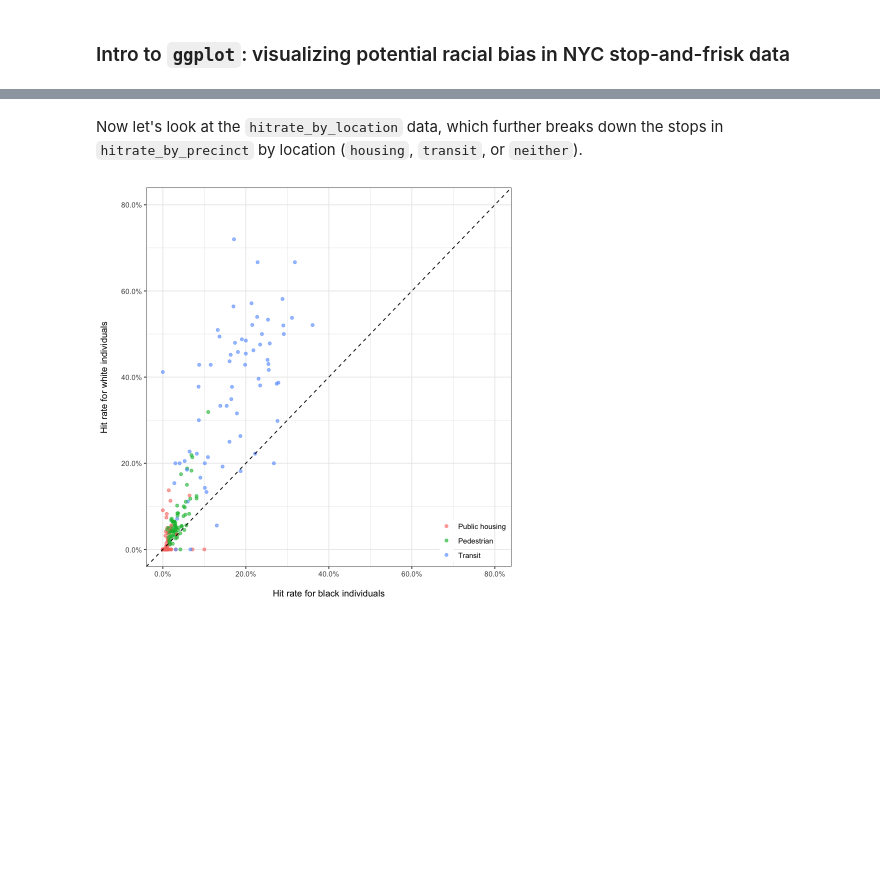
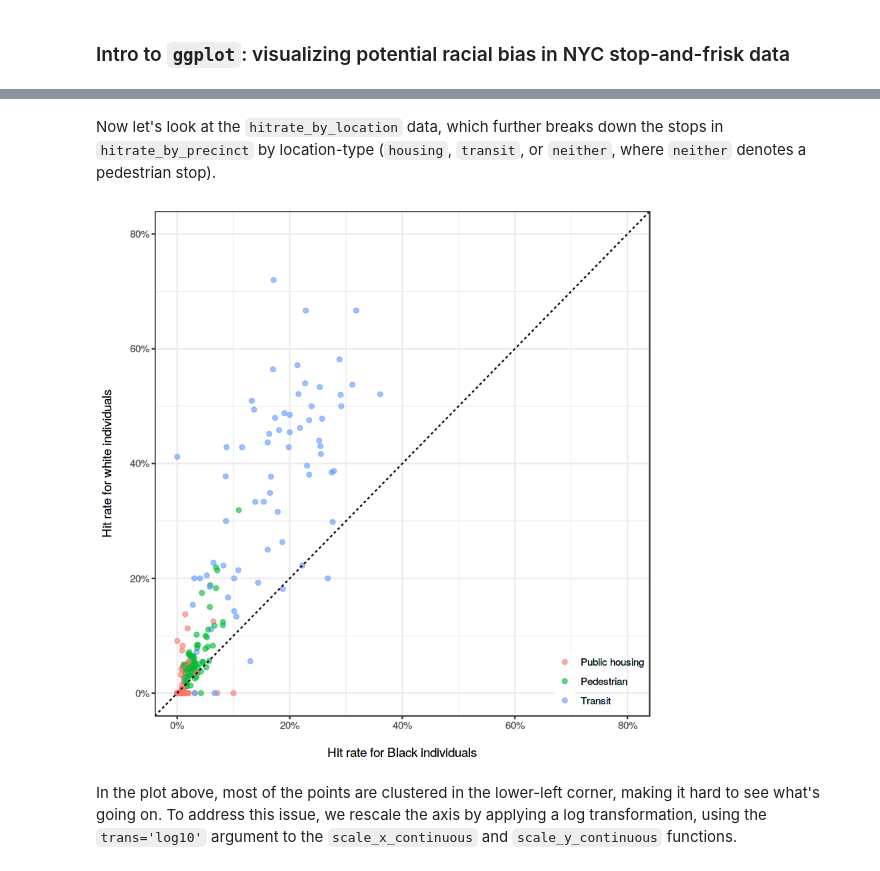
Before and after one commit to stanford-policylab/law-order-algo-2021, a Jupyter notebook: labs/week-1-r_intro-answers.ipynb, the cells around one changed output, grey strips where cells are left out. Drawn from its saved outputs; the diff is of its cells as text; code cells hidden in the pictures; blank space fills up the shorter version.

Commit message:
tweak to plotting intro

```diff
--- a/labs/week-1-r_intro-answers.ipynb
+++ b/labs/week-1-r_intro-answers.ipynb
@@ -375,24 +373,26 @@ p
 # %% [markdown]
-Now let's look at the `hitrate_by_location` data, which further breaks down the stops in `hitrate_by_precinct` by location (`housing`, `transit`, or `neither`).
+Now let's look at the `hitrate_by_location` data, which further breaks down the stops in `hitrate_by_precinct` by location-type (`housing`, `transit`, or `neither`, where `neither` denotes a pedestrian stop).
 # %%
 # We assign different colors to each location category
 p <- ggplot(data=hitrate_by_location, aes(x=black, y=white,
                                           group=location.housing)) +
   geom_point(aes(color=location.housing), alpha=.6) +
   geom_abline(slope=1, intercept=0, linetype='dashed') +
   scale_color_discrete(element_blank(),
                        breaks=c('housing', 'neither', 'transit'),
                        labels=c('Public housing', 'Pedestrian', 'Transit')) +
-  scale_x_continuous('\nHit rate for black individuals',
+  scale_x_continuous('\nHit rate for Black individuals',
                      labels=scales::percent, limits=c(0, .8)) +
   scale_y_continuous('Hit rate for white individuals\n',
                      labels=scales::percent, limits=c(0, .8)) +
   theme(legend.position=c(1, 0), legend.justification=c(1, 0),
         legend.background=element_blank())
 
 p
 # %% [output]
-[figure, old version]
+[figure, new version]
+# %% [markdown]
+In the plot above, most of the points are clustered in the lower-left corner, making it hard to see what's going on. To address this issue, we rescale the axis by applying a log transformation, using the `trans='log10'` argument to the `scale_x_continuous` and `scale_y_continuous` functions.
 # %%
 # Change axes to log scales
 p <- ggplot(data=hitrate_by_location, aes(x=black, y=white,
```
Also changed, not shown: parts of 10 cells of this notebook, 1 other file.
